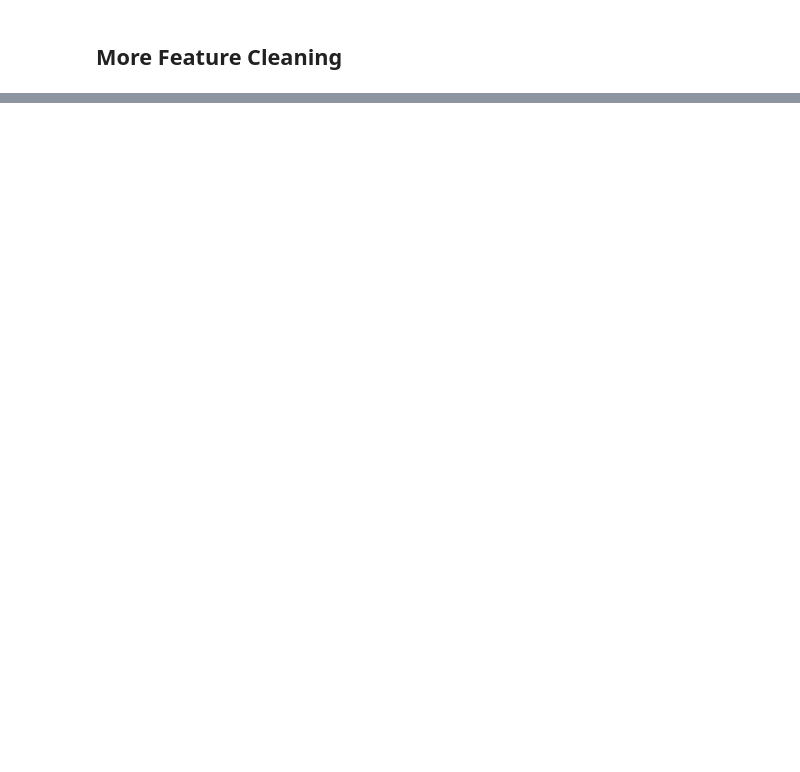
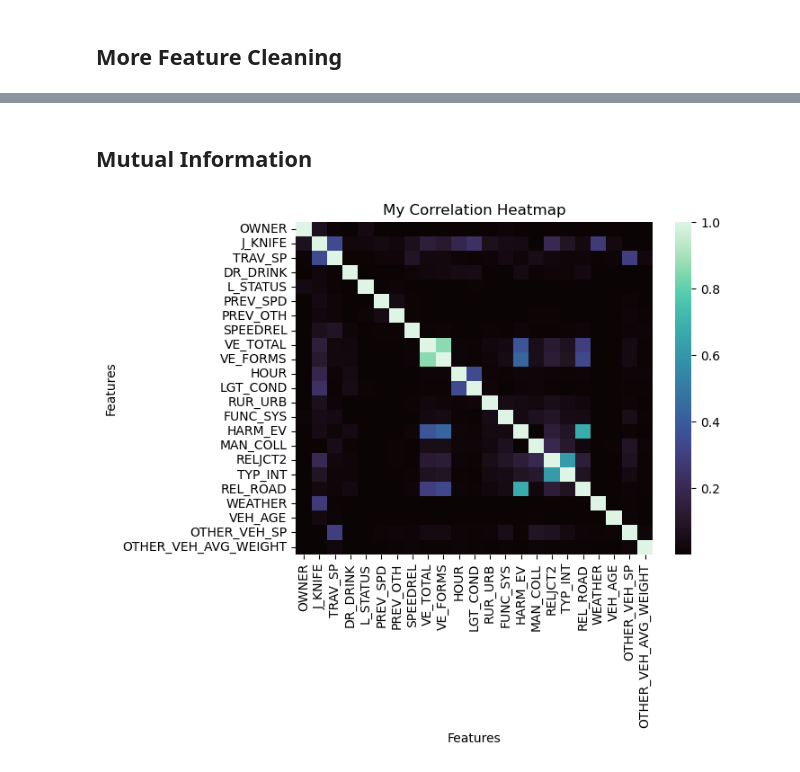
Before and after one commit to claygriffderr/NHSTSA_FARS_Analysis, a Jupyter notebook: Notebooks/DataAnalysis.ipynb, the cells around one changed output, grey strips where cells are left out. Saved outputs shown, nothing was run; the diff lists cells and outputs as text; code cells hidden in the pictures; blank space fills up the shorter version.

```diff
--- a/Notebooks/DataAnalysis.ipynb
+++ b/Notebooks/DataAnalysis.ipynb
@@ -56,0 +99,2 @@ Bin speed categories
+# %%
+df = df.replace(999, np.nan)
@@ -56,0 +127,2 @@ Bin speed categories
+# %%
+df['HOUR'] = df.apply(hourBins, 1)
@@ -56,0 +262,43 @@ Bin speed categories
+# %% [markdown]
+## Mutual Information
+# %%
+from sklearn.metrics import normalized_mutual_info_score
+def calculate_nmi_matrix(df):
+    # Ensure columns are unique to avoid ambiguity
+    df = df.drop(['ST_CASE', 'VEH_NO'], axis=1)
+
+    columns = df.columns
+    nmi_matrix = pd.DataFrame(index=columns, columns=columns)
+
+    for col_i in columns:
+        for col_j in columns:
+            # Select the series directly
+            series_i = df[col_i]
+            series_j = df[col_j]
+
+            # Create a mask that is True only where BOTH series have valid data
+            mask = series_i.notna() & series_j.notna()
+
+            # Apply the mask to get 1D arrays
+            clean_i = series_i[mask]
+            clean_j = series_j[mask]
+
+            # Calculate Normalized Mutual Information
+            nmi = normalized_mutual_info_score(clean_i, clean_j)
+
+            # Store the result
+            nmi_matrix.loc[col_i, col_j] = nmi
+
+    return nmi_matrix.astype(float)
+# %%
+# Execute with your dataframe
+nmi_df = calculate_nmi_matrix(df)
+# %%
+ax2 = sns.heatmap(nmi_df, cmap='mako', robust=True )
+ax2.set_title("My Correlation Heatmap")
+ax2.set_xlabel("Features")
+ax2.set_ylabel("Features")
+# 2. Display the plot
+plt.show()
+# %% [output]
+[figure, added]
```
Also changed, not shown: parts of 33 cells of this notebook, 2 other files.
